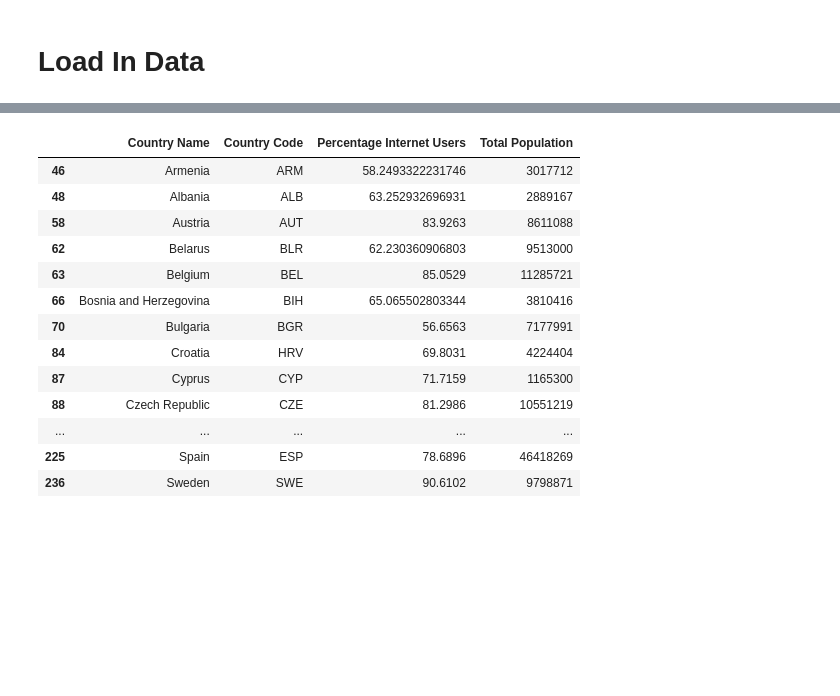
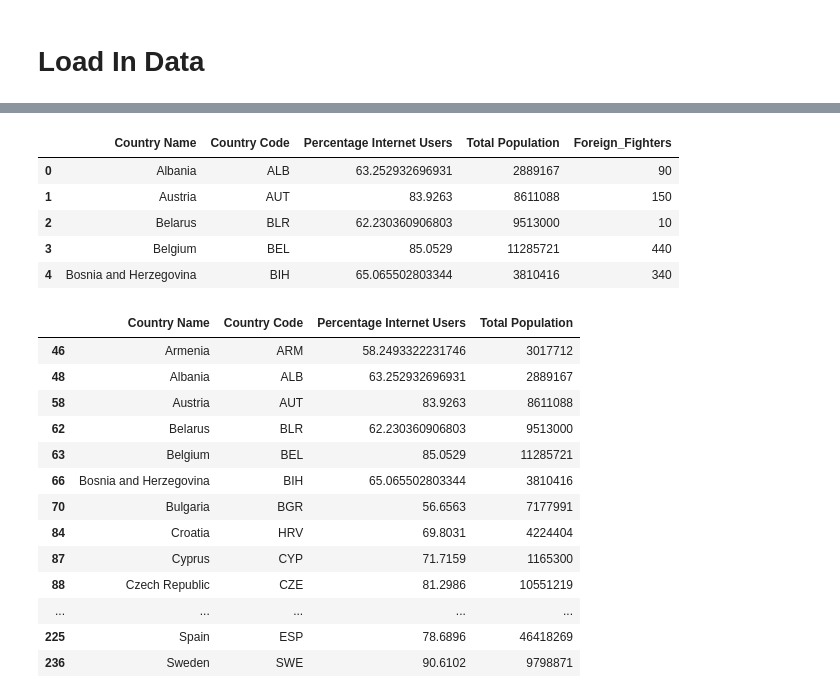
Before and after one commit to waternk/adv_sd_rad_model, a Jupyter notebook: assignment_2/Spatial Radicalization.ipynb, the cells around one changed output, grey strips where cells are left out. Drawn from its saved outputs; the diff is of its cells as text; code cells hidden in the pictures; blank space fills up the shorter version.

Commit message:
Set up for Foreign Fighters & Muslims

```diff
--- a/assignment_2/Spatial Radicalization.ipynb
+++ b/assignment_2/Spatial Radicalization.ipynb
@@ -59,3 +60,9 @@ population_data.head()
 population = pd.DataFrame(population_data.ix[:,2:])
 population.rename(columns={'2015 [YR2015]':'Total Population'},inplace=True)
 population.head()
+# %%
+# total number of foreign fighters per country
+# sources:
+
+foreign_fighters = pd.read_csv('Foreign_Fighters.csv',sep=';').ix[:,:2]
+foreign_fighters.head()
@@ -62,3 +76,8 @@ population.head()
+# %%
+# % of total population that is Muslim
+
+percentage_of_muslims = pd.read_csv('.csv',sep=';')
+percentage_of_muslims.head()
 # %%
 European_countries = ['CHE','GBR','NLD','SWE','DEU','HRV','CYP','CZE','DNK','FIN','NOR',
                       'BEL','BLR','POL','PRT','ESP','FRA','GRC','AUT','ITA','IRL','ICL',
@@ -67,6 +86,16 @@ European_countries = ['CHE','GBR','NLD','SWE','DEU','HRV','CYP','CZE','DNK','FIN
 
 i_p_data= internet_users.merge(population,how='inner', on=['Country Code','Country Name'])
 i_p_Europe = i_p_data[i_p_data['Country Code'].isin (European_countries)]
+# %%
+country_data = i_p_Europe.merge(foreign_fighters,how='inner', on='Country Name').merge(percentage_of_muslims,how='inner',on='Country Name')
+country_data.head()
+# %% [output]
+|  | Country Name | Country Code | Percentage Internet Users | Total Population | Foreign_Fighters |
+| 0 | Albania | ALB | 63.252932696931 | 2889167 | 90 |
+| 1 | Austria | AUT | 83.9263 | 8611088 | 150 |
+| 2 | Belarus | BLR | 62.230360906803 | 9513000 | 10 |
+| 3 | Belgium | BEL | 85.0529 | 11285721 | 440 |
+| 4 | Bosnia and Herzegovina | BIH | 65.065502803344 | 3810416 | 340 |
 # %%
 i_p_Europe
 # %% [output]
```
Also changed, not shown: parts of 3 cells of this notebook, 3 other files.
